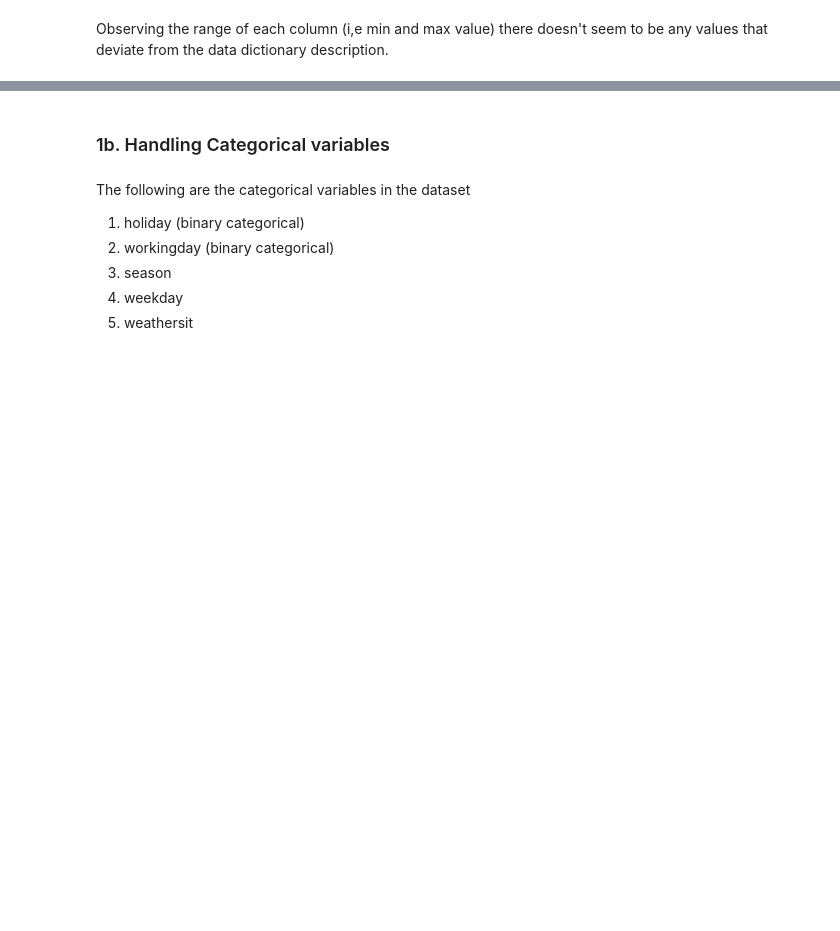
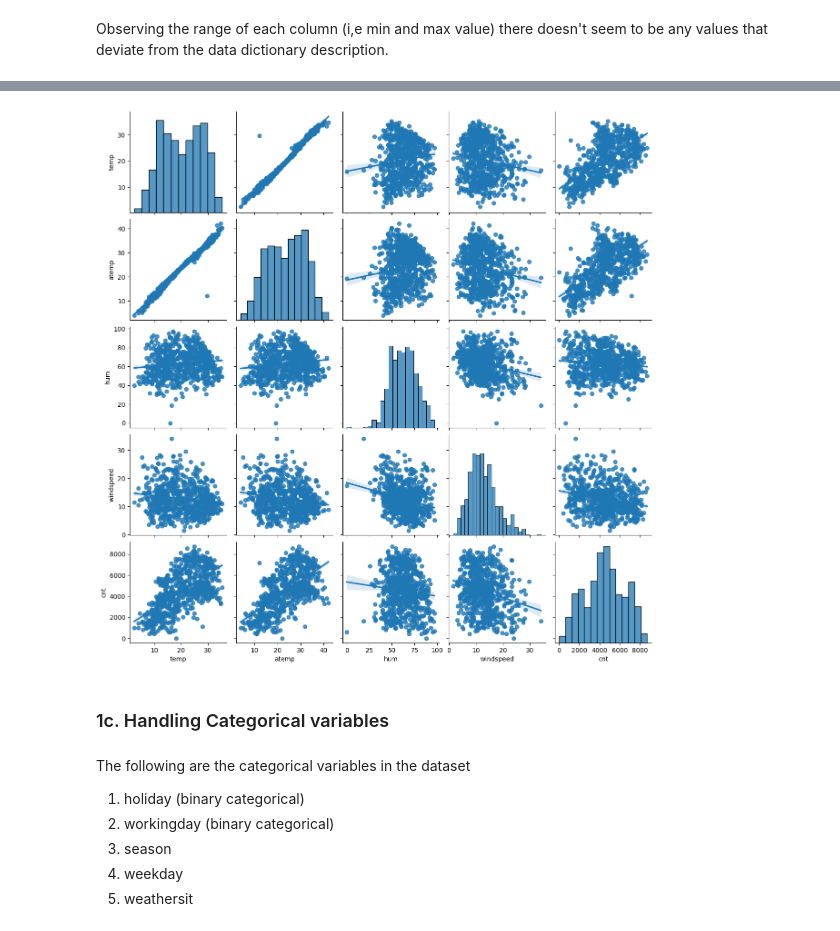
Before and after one commit to cyberpirate92/bike-sharing, a Jupyter notebook: BikeSharing.ipynb, the cells around one changed output, grey strips where cells are left out. Saved outputs shown, nothing was run; the diff lists cells and outputs as text; code cells hidden in the pictures; blank space fills up the shorter version.

Commit message:
Add EDA pairplot

```diff
--- a/BikeSharing.ipynb
+++ b/BikeSharing.ipynb
@@ -122,0 +125,5 @@ Observing the range of each column (i,e min and max value) there doesn't seem to
+# %%
+# Select only numerical columns
+eda_df = pd.concat([bikeshare_data.select_dtypes(['float']), bikeshare_data['cnt']], axis='columns')
+
+eda_df.head()
@@ -123,5 +137,10 @@ Observing the range of each column (i,e min and max value) there doesn't seem to
+# %%
+sns.pairplot(data=eda_df, kind='reg')
+plt.show()
+# %% [output]
+[figure, added]
 # %% [markdown]
-### 1b. Handling Categorical variables
+### 1c. Handling Categorical variables
 # %% [markdown]
 The following are the categorical variables in the dataset
 1. holiday (binary categorical)
```
Also changed, not shown: parts of 49 cells of this notebook.
